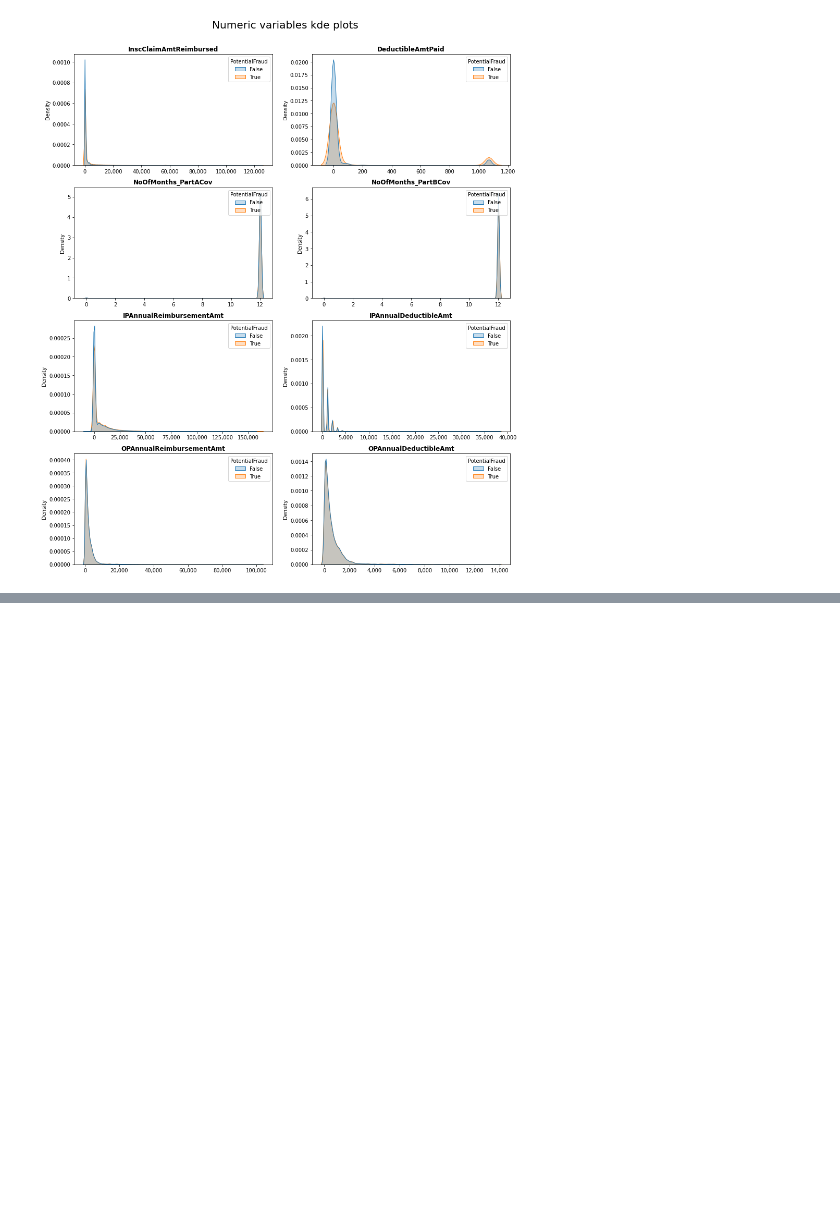
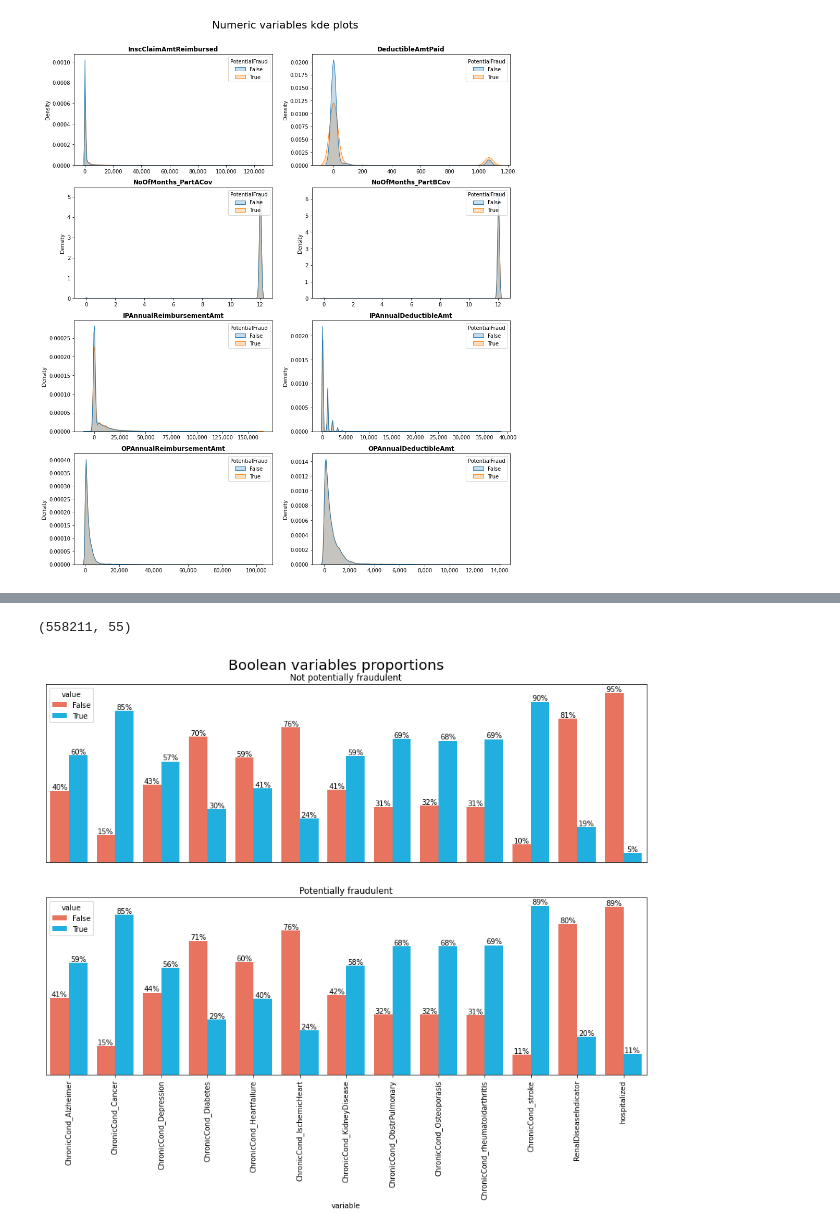
Before and after one commit to estmelra/health_care_fraud, a Jupyter notebook: 1.ipynb, the cells around one changed output, grey strips where cells are left out. Cells and saved outputs as stored; diff of their text form; code cells hidden in the pictures; blank space fills up the shorter version.

```diff
--- a/1.ipynb
+++ b/1.ipynb
@@ -347,3 +344,11 @@ for i in range(len(num_vars)):
     axes[i].xaxis.set_major_formatter(plt.FuncFormatter(coma_formater))
 # %% [output]
 [figure]
+# %%
+PotentialFraud_total_count = train_df.groupby('PotentialFraud').size().reset_index(name='total')
+per_by_group_booleans = train_df[bool_vars]\
+    .melt(id_vars='PotentialFraud').\
+        groupby(['PotentialFraud', 'variable', 'value']).\
+            size().reset_index(name='n').\
+                merge(PotentialFraud_total_count).\
+                    assign(per=lambda x: x.n / x.total * 100)
@@ -349,0 +381,39 @@ for i in range(len(num_vars)):
+# %%
+ig, axes = plt.subplots(fig_num_of_rows, fig_num_of_cols, figsize=(15, 10))
+axes = axes.flatten()
+fig.suptitle('Boolean variables proportions', fontsize=20, y=0.93)
+
+sns.barplot(ax=axes[0], x="variable", y = 'per', hue="value", data=data_bol.loc[data_bol['variable'].isin(bool_vars[0:7])], palette=palette)
+sns.barplot(ax=axes[1], x="variable", y = 'per', hue="value", data=data_bol.loc[data_bol['variable'].isin(bool_vars[7:])], palette=palette)
+
+axes[0].tick_params(axis='x', rotation=7)
+axes[1].tick_params(axis='x', rotation=7)
+
+for i in range(2):
+    for container in axes[i].containers: # Adding labels
+        axes[i].bar_label(container, fmt='%.f%%')
+
+    axes[i].get_yaxis().set_visible(False) # Removing y axis
+# %% [output]
+(558211, 55)
+# %%
+fig, axes = plt.subplots(2, 1, figsize=(15, 10))
+axes = axes.flatten()
+fig.suptitle('Boolean variables proportions', fontsize=20, y=0.93)
+
+sns.barplot(ax=axes[0], x="variable", y = 'per', hue="value", data=per_by_group_booleans[per_by_group_booleans['PotentialFraud'] == False], palette=palette)
+sns.barplot(ax=axes[1], x="variable", y = 'per', hue="value", data=per_by_group_booleans[per_by_group_booleans['PotentialFraud'] == True], palette=palette)
+
+axes[0].get_xaxis().set_visible(False)
+axes[1].tick_params(axis='x', rotation=90)
+
+axes[0].set_title('Not potentially fraudulent')
+axes[1].set_title('Potentially fraudulent')
+
+for i in range(2):
+    for container in axes[i].containers: # Adding labels
+        axes[i].bar_label(container, fmt='%.f%%')
+
+    axes[i].get_yaxis().set_visible(False) # Removing y axis
+# %% [output]
+[figure, added]
```
Also changed, not shown: parts of 4 cells of this notebook.
